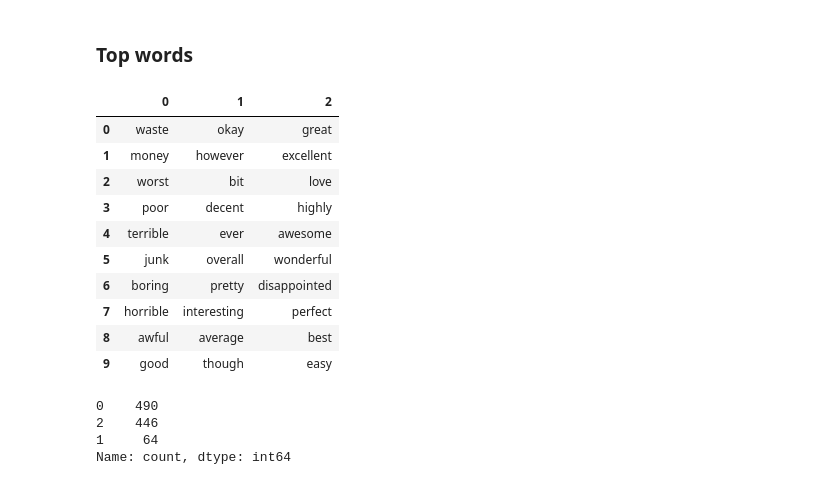
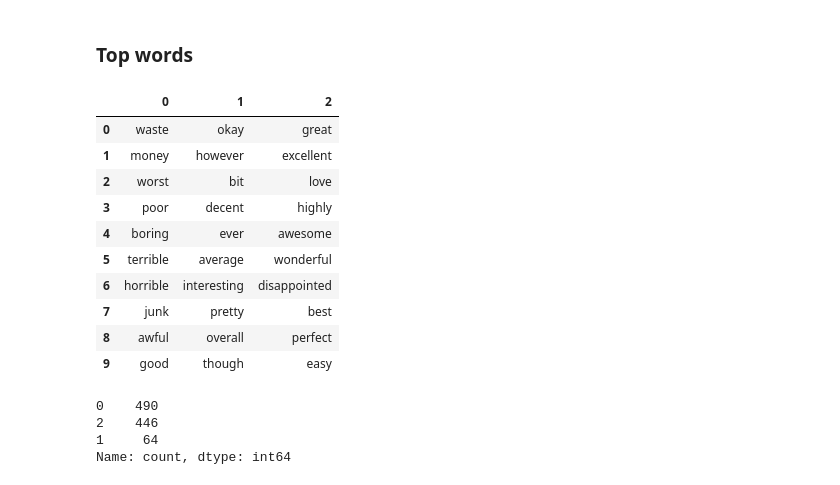
Before and after one commit to Lorenzo-Gardini/TextMining, a Jupyter notebook: project_notebook.ipynb, the cells around one changed output. Drawn from its saved outputs; the diff is of its cells as text; code cells hidden in the pictures.

```diff
--- a/project_notebook.ipynb
+++ b/project_notebook.ipynb
@@ -1072,24 +1071,24 @@ chi2_stat, _ = chi2(tfidf_matrix, sentiments)
 top_scores = dict(zip(tfidf_vectorizer.get_feature_names_out(), chi2_stat))
 top_words = [word for word in sorted(top_scores, key=top_scores.get, reverse=True)]
 # %%
-top_words_by_class = {klass: [] for klass in set(y)}
+top_words_by_class = {klass: [] for klass in set(sentiments)}
 top_n_words = 10
 for sorted_word in top_words:
     if all([len(values) >= top_n_words for values in top_words_by_class.values()]):
         break
     if len(top_words_by_class[word_to_class[sorted_word]]) < top_n_words:
         top_words_by_class[word_to_class[sorted_word]].append(sorted_word)
 pd.DataFrame(top_words_by_class)
 # %% [output]
 |  | 0 | 1 | 2 |
 | 0 | waste | okay | great |
 | 1 | money | however | excellent |
 | 2 | worst | bit | love |
 | 3 | poor | decent | highly |
-| 4 | terrible | ever | awesome |
-| 5 | junk | overall | wonderful |
-| 6 | boring | pretty | disappointed |
-| 7 | horrible | interesting | perfect |
-| 8 | awful | average | best |
+| 4 | boring | ever | awesome |
+| 5 | terrible | average | wonderful |
+| 6 | horrible | interesting | disappointed |
+| 7 | junk | pretty | best |
+| 8 | awful | overall | perfect |
 | 9 | good | though | easy |
 # %%
```
Also changed, not shown: parts of 29 cells of this notebook.
